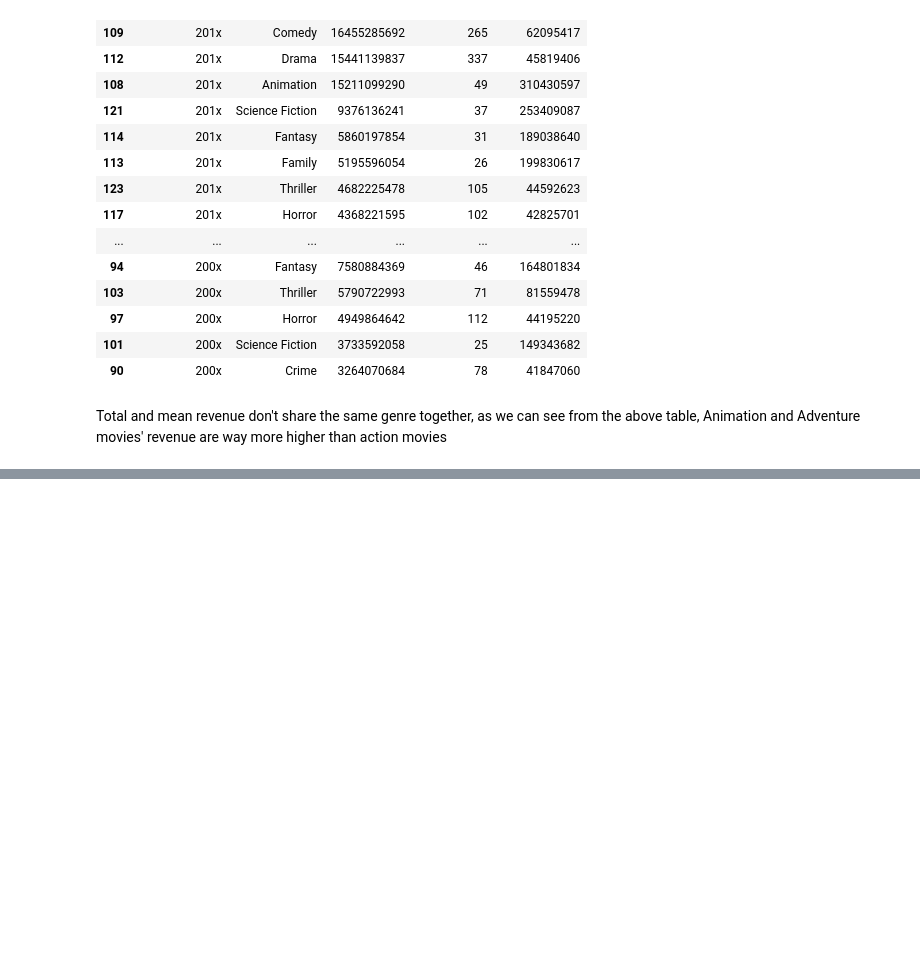
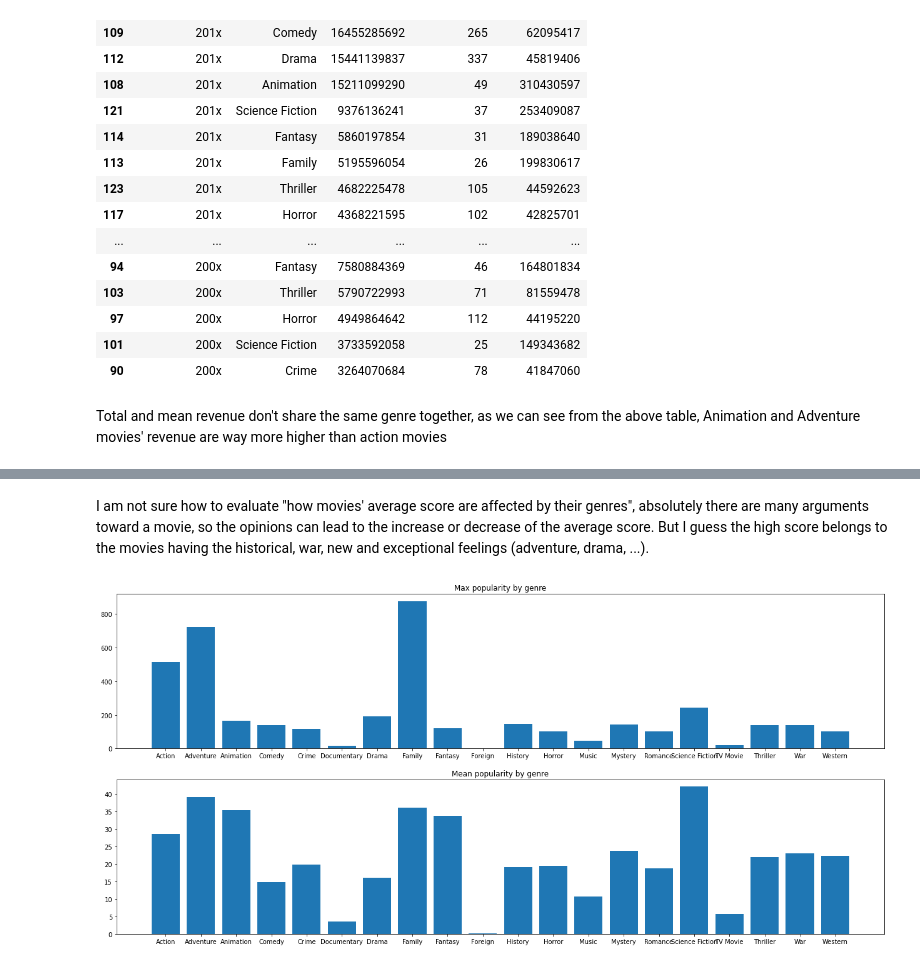
Before and after one commit to tailtq/ml-learning, a Jupyter notebook: ml-08/02_analytic_report.ipynb, the cells around one changed output, grey strips where cells are left out. Saved outputs shown, nothing was run; the diff lists cells and outputs as text; code cells hidden in the pictures; blank space fills up the shorter version.

```diff
--- a/ml-08/02_analytic_report.ipynb
+++ b/ml-08/02_analytic_report.ipynb
@@ -352,0 +398,18 @@ Total and mean revenue don't share the same genre together, as we can see from t
+# %% [markdown]
+I am not sure how to evaluate "how movies' average score are affected by their genres", absolutely there are many arguments toward a movie, so the opinions can lead to the increase or decrease of the average score. But I guess the high score belongs to the movies having the historical, war, new and exceptional feelings (adventure, drama, ...).
+# %%
+most_popular_movy_ids = df_movies.groupby("original_genre")["popularity"].idxmax().values.tolist()
+
+max_popularity_by_genre = df_movies.groupby("original_genre")["popularity"].max().reset_index()
+max_popularity_by_genre["title"] = df_movies.iloc[most_popular_movy_ids]["original_title"].values
+
+popularity_by_genre = df_movies.groupby("original_genre")["popularity"].mean()
+
+fig, ax = plt.subplots(2, 1, figsize=(22, 10))
+ax[0].bar(max_popularity_by_genre["original_genre"], max_popularity_by_genre["popularity"])
+ax[0].set_title("Max popularity by genre")
+ax[1].bar(popularity_by_genre.index, popularity_by_genre.values)
+ax[1].set_title("Mean popularity by genre")
+plt.show()
+# %% [output]
+[figure, added]
```
Also changed, not shown: parts of 15 cells of this notebook.
